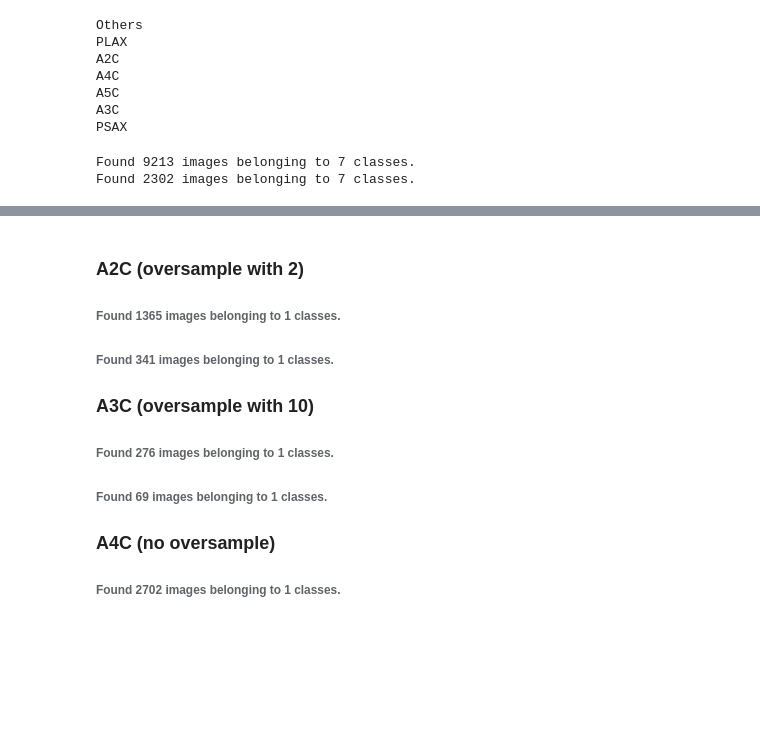
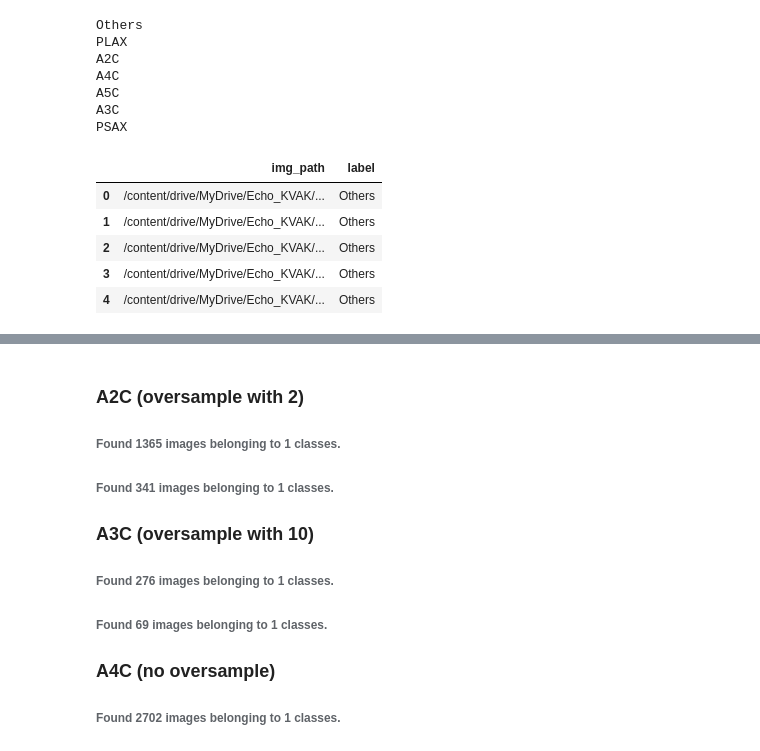
Before and after one commit to Ersel26/echo_KVAK, a Jupyter notebook: Copy of echo_KVAK_efficientNet.ipynb, the cells around one changed output, grey strips where cells are left out. Saved outputs shown, nothing was run; the diff lists cells and outputs as text; code cells hidden in the pictures; blank space fills up the shorter version.

```diff
--- a/Copy of echo_KVAK_efficientNet.ipynb
+++ b/Copy of echo_KVAK_efficientNet.ipynb
@@ -60,3 +60,21 @@ A4C
 A5C
 A3C
 PSAX
+# %%
+from glob import glob
+
+files = glob(DIRECTORY + '/**/*.png')
+
+image_df = pd.DataFrame(columns=['img_path', 'label'])
+for i in range(len(files)):
+  image_df.loc[i, 'img_path'] = files[i]
+  image_df.loc[i, 'label'] = files[i].split('/')[-2]
+
+image_df.head()
+# %% [output]
+|  | img_path | label |
+| 0 | /content/drive/MyDrive/Echo_KVAK/... | Others |
+| 1 | /content/drive/MyDrive/Echo_KVAK/... | Others |
+| 2 | /content/drive/MyDrive/Echo_KVAK/... | Others |
+| 3 | /content/drive/MyDrive/Echo_KVAK/... | Others |
+| 4 | /content/drive/MyDrive/Echo_KVAK/... | Others |
@@ -127,20 +137,0 @@ class CustomDataGenerator:
-# %%
-class_duplication_rates = {
-    'A2C': 2.0,
-    'A3C': 10.0,
-    'A4C': 1.0,
-    'A5C': 4.0,
-    'PSAX': 2.0,
-    'PLAX': 1.0,
-    'Others': 3.0
-}
-
-oversampled_data_gen = CustomDataGenerator(
-    img_data_gen=data_gen,
-    class_rates=class_duplication_rates
-)
-
-(train_generator, validation_generator) = create_data_ImageDataGenerator(oversampled_data_gen, DIRECTORY)
-# %% [output]
-Found 9213 images belonging to 7 classes.
-Found 2302 images belonging to 7 classes.
```
Also changed, not shown: parts of 13 cells of this notebook.
